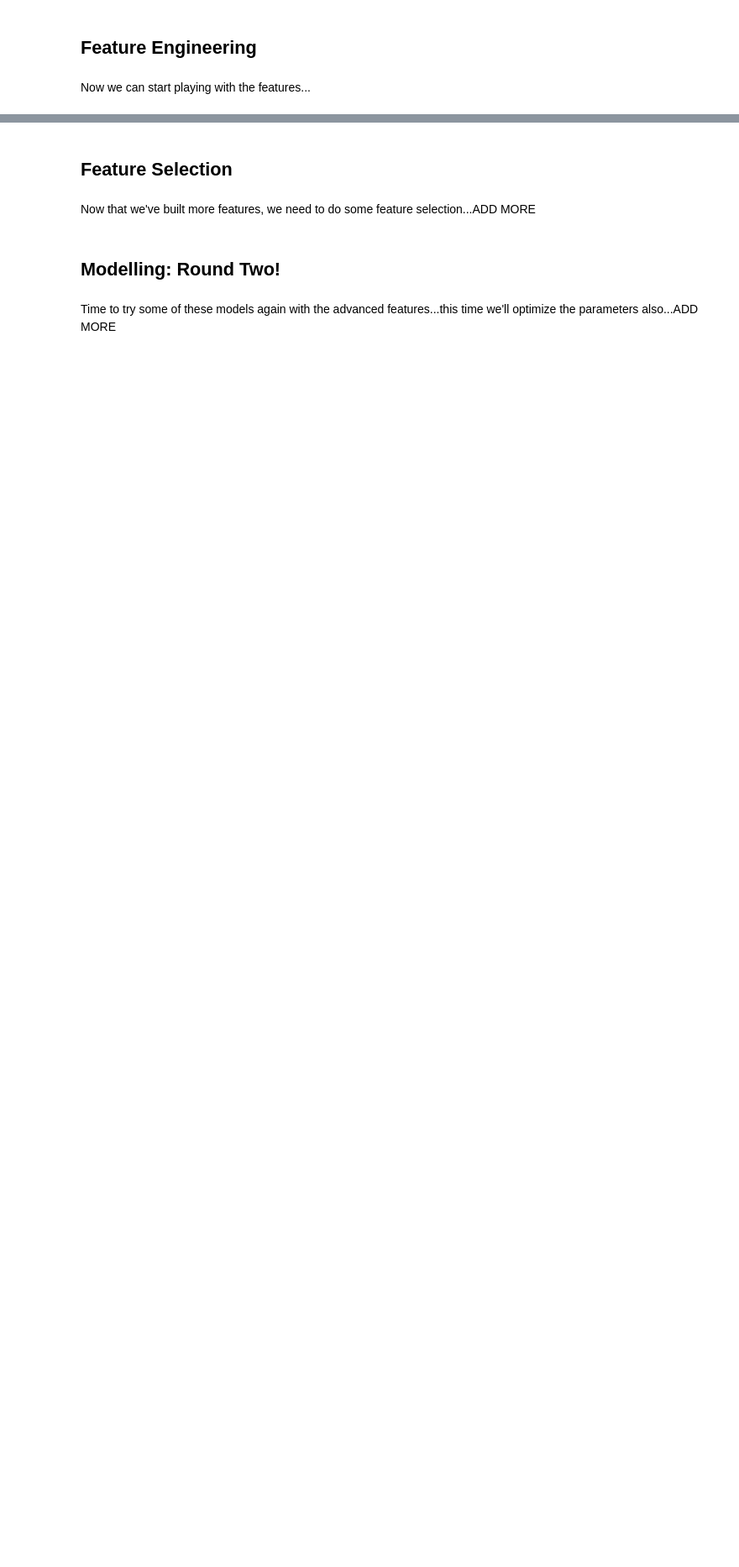
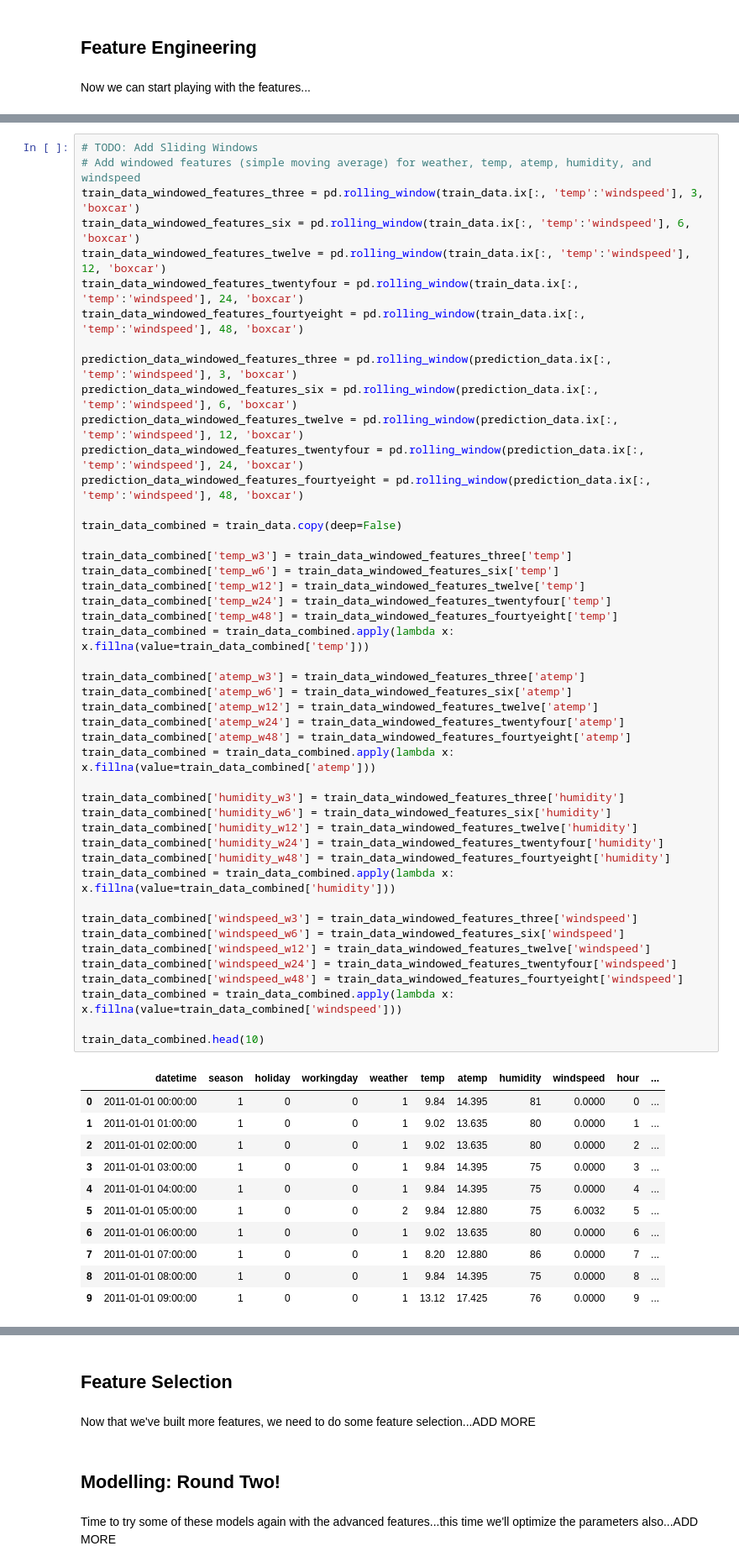
Before and after one commit to satishkt/w207_bike_share, a Jupyter notebook: model-walkthrough.ipynb, the cells around one changed output, grey strips where cells are left out. Shown at 84% size. Drawn from its saved outputs; the diff is of its cells as text; blank space fills up the shorter version.

```diff
--- a/model-walkthrough.ipynb
+++ b/model-walkthrough.ipynb
@@ -246,0 +286,58 @@ Now we can start playing with the features...
+# %%
+# TODO: Add Sliding Windows
+# Add windowed features (simple moving average) for weather, temp, atemp, humidity, and windspeed
+train_data_windowed_features_three = pd.rolling_window(train_data.ix[:, 'temp':'windspeed'], 3, 'boxcar')
+train_data_windowed_features_six = pd.rolling_window(train_data.ix[:, 'temp':'windspeed'], 6, 'boxcar')
+train_data_windowed_features_twelve = pd.rolling_window(train_data.ix[:, 'temp':'windspeed'], 12, 'boxcar')
+train_data_windowed_features_twentyfour = pd.rolling_window(train_data.ix[:, 'temp':'windspeed'], 24, 'boxcar')
+train_data_windowed_features_fourtyeight = pd.rolling_window(train_data.ix[:, 'temp':'windspeed'], 48, 'boxcar')
+
+prediction_data_windowed_features_three = pd.rolling_window(prediction_data.ix[:, 'temp':'windspeed'], 3, 'boxcar')
+prediction_data_windowed_features_six = pd.rolling_window(prediction_data.ix[:, 'temp':'windspeed'], 6, 'boxcar')
+prediction_data_windowed_features_twelve = pd.rolling_window(prediction_data.ix[:, 'temp':'windspeed'], 12, 'boxcar')
+prediction_data_windowed_features_twentyfour = pd.rolling_window(prediction_data.ix[:, 'temp':'windspeed'], 24, 'boxcar')
+prediction_data_windowed_features_fourtyeight = pd.rolling_window(prediction_data.ix[:, 'temp':'windspeed'], 48, 'boxcar')
+
+train_data_combined = train_data.copy(deep=False)
+
+train_data_combined['temp_w3'] = train_data_windowed_features_three['temp']
+train_data_combined['temp_w6'] = train_data_windowed_features_six['temp']
+train_data_combined['temp_w12'] = train_data_windowed_features_twelve['temp']
+train_data_combined['temp_w24'] = train_data_windowed_features_twentyfour['temp']
+train_data_combined['temp_w48'] = train_data_windowed_features_fourtyeight['temp']
+train_data_combined = train_data_combined.apply(lambda x: x.fillna(value=train_data_combined['temp']))
+
+train_data_combined['atemp_w3'] = train_data_windowed_features_three['atemp']
+train_data_combined['atemp_w6'] = train_data_windowed_features_six['atemp']
+train_data_combined['atemp_w12'] = train_data_windowed_features_twelve['atemp']
+train_data_combined['atemp_w24'] = train_data_windowed_features_twentyfour['atemp']
+train_data_combined['atemp_w48'] = train_data_windowed_features_fourtyeight['atemp']
+train_data_combined = train_data_combined.apply(lambda x: x.fillna(value=train_data_combined['atemp']))
+
+train_data_combined['humidity_w3'] = train_data_windowed_features_three['humidity']
+train_data_combined['humidity_w6'] = train_data_windowed_features_six['humidity']
+train_data_combined['humidity_w12'] = train_data_windowed_features_twelve['humidity']
+train_data_combined['humidity_w24'] = train_data_windowed_features_twentyfour['humidity']
+train_data_combined['humidity_w48'] = train_data_windowed_features_fourtyeight['humidity']
+train_data_combined = train_data_combined.apply(lambda x: x.fillna(value=train_data_combined['humidity']))
+
+train_data_combined['windspeed_w3'] = train_data_windowed_features_three['windspeed']
+train_data_combined['windspeed_w6'] = train_data_windowed_features_six['windspeed']
+train_data_combined['windspeed_w12'] = train_data_windowed_features_twelve['windspeed']
+train_data_combined['windspeed_w24'] = train_data_windowed_features_twentyfour['windspeed']
+train_data_combined['windspeed_w48'] = train_data_windowed_features_fourtyeight['windspeed']
+train_data_combined = train_data_combined.apply(lambda x: x.fillna(value=train_data_combined['windspeed']))
+
+train_data_combined.head(10)
+# %% [output]
+|  | datetime | season | holiday | workingday | weather | temp | atemp | humidity | windspeed | hour | ... |
+| 0 | 2011-01-01 00:00:00 | 1 | 0 | 0 | 1 | 9.84 | 14.395 | 81 | 0.0000 | 0 | ... |
+| 1 | 2011-01-01 01:00:00 | 1 | 0 | 0 | 1 | 9.02 | 13.635 | 80 | 0.0000 | 1 | ... |
+| 2 | 2011-01-01 02:00:00 | 1 | 0 | 0 | 1 | 9.02 | 13.635 | 80 | 0.0000 | 2 | ... |
+| 3 | 2011-01-01 03:00:00 | 1 | 0 | 0 | 1 | 9.84 | 14.395 | 75 | 0.0000 | 3 | ... |
+| 4 | 2011-01-01 04:00:00 | 1 | 0 | 0 | 1 | 9.84 | 14.395 | 75 | 0.0000 | 4 | ... |
+| 5 | 2011-01-01 05:00:00 | 1 | 0 | 0 | 2 | 9.84 | 12.880 | 75 | 6.0032 | 5 | ... |
+| 6 | 2011-01-01 06:00:00 | 1 | 0 | 0 | 1 | 9.02 | 13.635 | 80 | 0.0000 | 6 | ... |
+| 7 | 2011-01-01 07:00:00 | 1 | 0 | 0 | 1 | 8.20 | 12.880 | 86 | 0.0000 | 7 | ... |
+| 8 | 2011-01-01 08:00:00 | 1 | 0 | 0 | 1 | 9.84 | 14.395 | 75 | 0.0000 | 8 | ... |
+| 9 | 2011-01-01 09:00:00 | 1 | 0 | 0 | 1 | 13.12 | 17.425 | 76 | 0.0000 | 9 | ... |
```
Also changed, not shown: parts of 25 cells of this notebook.
